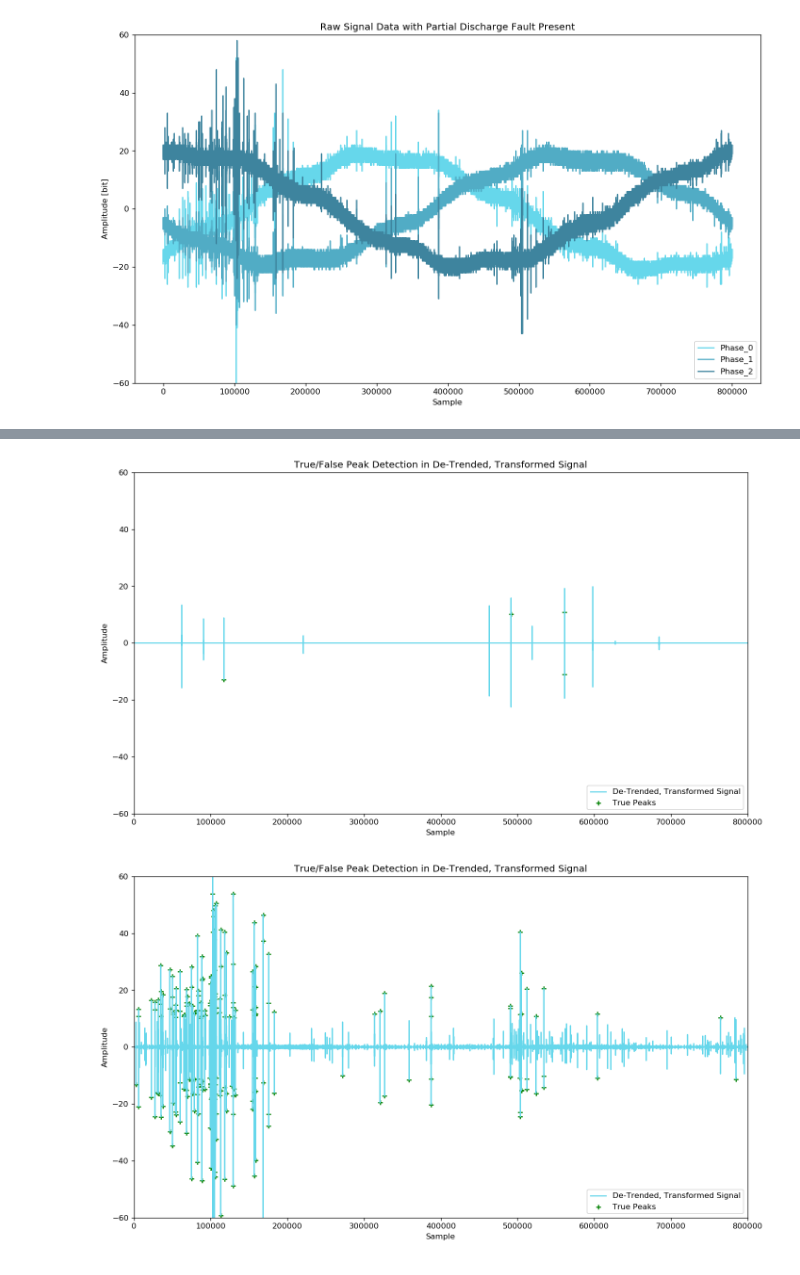
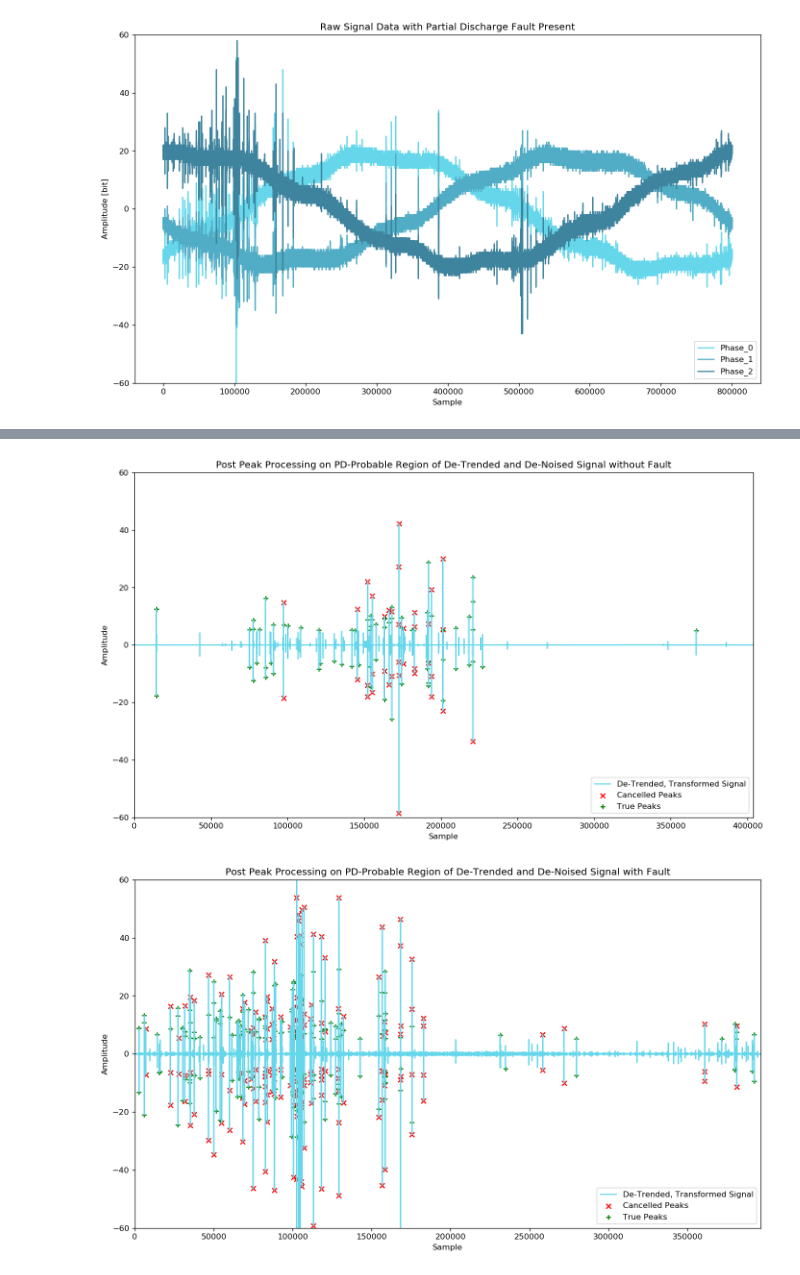
Before and after one commit to jeffreyegan/VSB_Power_Line_Fault_Detection, a Jupyter notebook: VSB_Final.ipynb, the cells around one changed output, grey strips where cells are left out. Saved outputs shown, nothing was run; the diff lists cells and outputs as text; code cells hidden in the pictures.

```diff
--- a/VSB_Final.ipynb
+++ b/VSB_Final.ipynb
@@ -108,6 +106,6 @@ def waveletSmooth( x, wavelet="db4", level=1, title=None ):
     return y
 title0 = 'Discrete Wavelet Transform De-Noised Signal without Fault'
 title1 = 'Discrete Wavelet Transform De-Noised Signal with Fault'
-signal_0 =  waveletSmooth(subset_train["8"], wavelet="db4", level=1, title=title0 )
+signal_0 =  waveletSmooth(subset_train["0"], wavelet="db4", level=1, title=title0 )
 signal_1 =  waveletSmooth(subset_train["3"], wavelet="db4", level=1, title=title1 )
 # %% [output]
@@ -223,8 +271,8 @@ array([  2629,   5990,   5991,   5992,  22579,  22580,  27323,  27324,
 def cancel_false_peaks(signal, peak_indexes):
     false_peak_indexes = []
     max_sym_distance = 10  #
-    max_pulse_train = 500  #
-    max_height_ratio = 0.25  #
+    max_pulse_train = 20  #
+    max_height_ratio = 0.75  #
     for pk in range(len(peak_indexes)-1):
         if not peak_indexes[pk] in false_peak_indexes:
             if (signal[peak_indexes[pk]] > 0 and signal[peak_indexes[pk+1]] < 0) and (peak_indexes[pk+1] - peak_indexes[pk]) < max_sym_distance:
@@ -240,5 +288,5 @@ def cancel_false_peaks(signal, peak_indexes):
                         false_peak_indexes.append(peak_indexes[x])
     return false_peak_indexes
 
-false_peak_indexes0 = cancel_false_peaks(signal_0, peak_indexes0)
-false_peak_indexes1 = cancel_false_peaks(signal_1, peak_indexes1)
+false_peak_indexes0 = cancel_false_peaks(signal_0hp, peak_indexes0)
+false_peak_indexes1 = cancel_false_peaks(signal_1hp, peak_indexes1)
@@ -249,12 +293,15 @@ false_peak_indexes1
 # %%
 def cancel_high_amp_peaks(signal, peak_indexes, false_peak_indexes):
-    peaks = peakutils.indexes(1.0*(signal), thres=0.80, min_dist=0)
-    valleys = peakutils.indexes(-1.0*(signal), thres=0.80, min_dist=0)
+    thresh = 30.0
+    #peaks = peakutils.indexes(1.0*(signal), thres=0.80, min_dist=0)
+    peaks = np.argwhere(signal > thresh)
+    #valleys = peakutils.indexes(-1.0*(signal), thres=0.80, min_dist=0)
+    valleys = np.argwhere(signal < -thresh)
     hi_amp_pk_indexes = np.sort(np.concatenate((peaks, valleys)))
     for pk_idx in hi_amp_pk_indexes:
         if not pk_idx in false_peak_indexes:
-            false_peak_indexes.append(pk_idx)
-    return false_peak_indexes
+            false_peak_indexes.append(pk_idx[0])
+    return np.sort(false_peak_indexes)
 
-false_peak_indexes0 = cancel_high_amp_peaks(signal_0, peak_indexes0, false_peak_indexes0)
-false_peak_indexes1 = cancel_high_amp_peaks(signal_1, peak_indexes1, false_peak_indexes1)
+false_peak_indexes0 = cancel_high_amp_peaks(signal_0hp, peak_indexes0, false_peak_indexes0)
+false_peak_indexes1 = cancel_high_amp_peaks(signal_1hp, peak_indexes1, false_peak_indexes1)
@@ -275,36 +308,36 @@ false_peak_indexes0
 # %%
 # Calcel Peaks Flagged as False, Find True Preaks
 def cancel_flagged_peaks(peak_indexes, false_peak_indexes):
-    true_peak_indexes = list(set(peak_indexes) - set(false_peak_indexes))
-    true_peak_indexes.sort()
-    return true_peak_indexes
+    true_peak_indexes = set(peak_indexes) - set(false_peak_indexes)
+    return np.sort(list(true_peak_indexes))
 
 true_peak_indexes0 = cancel_flagged_peaks(peak_indexes0, false_peak_indexes0)
 true_peak_indexes1 = cancel_flagged_peaks(peak_indexes1, false_peak_indexes1)
 # %%
-def plot_peaks(signal, true_peak_indexes, false_peak_indexes):
+def plot_peaks(signal, true_peak_indexes, false_peak_indexes, title):
     f, ax = plt.subplots(figsize=(14, 8), dpi= 120, facecolor='w', edgecolor='k')
     plt.plot( signal, color="#66D7EB", label="De-Trended, Transformed Signal" )  #5 alt color 1ACC5
+    plt.scatter(false_peak_indexes, signal[false_peak_indexes], marker="x", color="red", label="Cancelled Peaks")
     plt.scatter(true_peak_indexes, signal[true_peak_indexes], marker="+", color="green", label="True Peaks")
-    #plt.scatter(false_peak_indexes, signal[false_peak_indexes], marker="x", color="red", label="False Peaks")
     plt.ylim((-25, 20))
     plt.ylim((-60, 60))
     plt.xlim((320700, 320800))
     plt.xlabel('Sample')
     plt.ylabel('Amplitude')
     plt.legend(loc='lower right')
-    title = "True/False Peak Detection in De-Trended, Transformed Signal"
     if title:
         ax.set_title(title)
     ax.set_xlim((0,len(signal)))
     plt.show()
     return
 
-plot_peaks(signal_0, true_peak_indexes0, false_peak_indexes0)
-plot_peaks(signal_1, true_peak_indexes1, false_peak_indexes1)
+title0 = 'Post Peak Processing on PD-Probable Region of De-Trended and De-Noised Signal without Fault'
+title1 = 'Post Peak Processing on PD-Probable Region of De-Trended and De-Noised Signal with Fault'
+plot_peaks(signal_0hp, true_peak_indexes0, false_peak_indexes0, title0)
+plot_peaks(signal_1hp, true_peak_indexes1, false_peak_indexes1, title1)
 # %% [output]
-[figure, old version]
+[figure, new version]
-[figure, old version]
+[figure, new version]
 # %%
 import scipy
 from statsmodels.robust import mad
```
Also changed, not shown: parts of 18 cells of this notebook, 58 other files.
